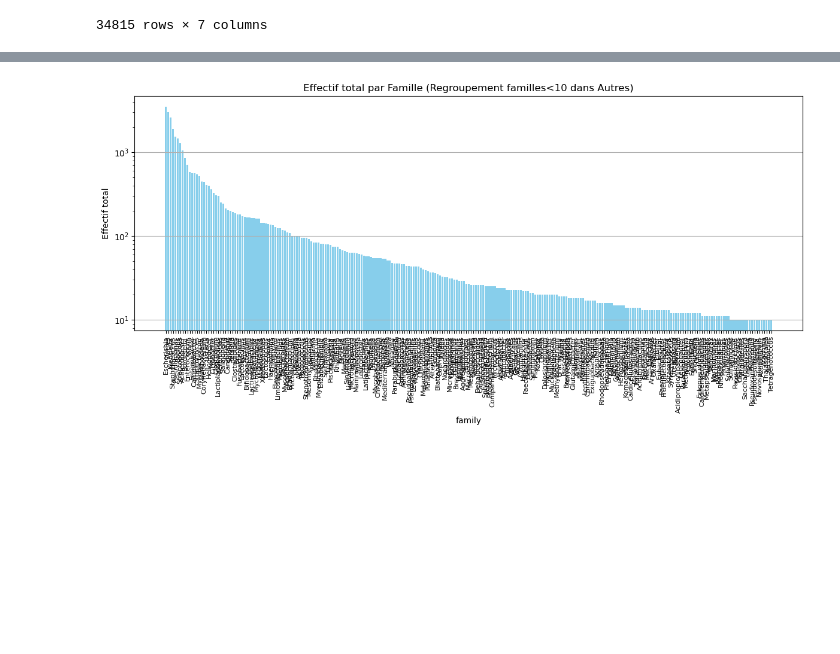
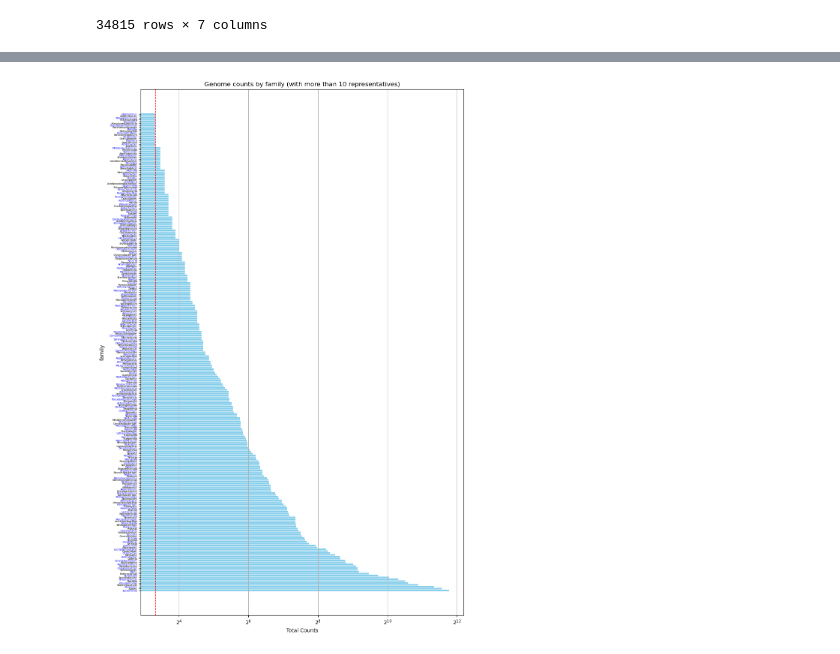
Before and after one commit to dubssieg/wisp, a Jupyter notebook: wisp_light/notebook/stat_refseq_notebook.ipynb, the cells around one changed output, grey strips where cells are left out. Saved outputs shown, nothing was run; the diff lists cells and outputs as text; code cells hidden in the pictures; blank space fills up the shorter version.

```diff
--- a/wisp_light/notebook/stat_refseq_notebook.ipynb
+++ b/wisp_light/notebook/stat_refseq_notebook.ipynb
@@ -108,22 +109,38 @@ print(count_per_family_print.to_markdown())
 # %%
+from matplotlib.ticker import LogLocator, MaxNLocator
+
 threshold = 10  # Seuil d'effectif
 counts_per_family["Family_Grouped"] = counts_per_family.apply(
     lambda row: row["family"] if row["counts"] >= threshold else "Autres", axis=1
 )
 # Calculer les effectifs par famille ou groupe "Autres"
 grouped_families = counts_per_family.groupby("Family_Grouped")["counts"].sum().reset_index()
 # Trier les familles par effectif décroissant
 grouped_families_sorted = grouped_families.sort_values(by="counts", ascending=False)
 # Création du graphique avec échelle semi-logarithmique
-plt.figure(figsize=(12, 6))
-plt.bar(grouped_families_sorted["Family_Grouped"], grouped_families_sorted["counts"], color="skyblue")
-plt.yscale('log')  # Appliquer une échelle log sur l'axe y
-plt.xticks(rotation=90, fontsize=8)  # Rotation des labels et diminution de la taille des légendes
-plt.xlabel('family')
-plt.ylabel('Effectif total')
-plt.title('Effectif total par Famille (Regroupement familles<10 dans Autres)')
+plt.figure(figsize=(10, 15))  # Format portrait
+plt.barh(grouped_families_sorted["Family_Grouped"], grouped_families_sorted["counts"], color="skyblue")
+plt.xscale('log', base=2)  # Échelle log base 2
+#plt.yticks(fontsize=5)  # Rotation des labels et diminution de la taille des légendes
+plt.yticks(fontsize=5, color='darkblue')  # Ou même en alternant les couleurs
+plt.ylabel('family')
+plt.xlabel('Total Counts')
+plt.title('Genome counts by family (with more than 10 representatives)')
+plt.grid(axis='x')
+plt.tight_layout(pad=2)  # Augmente l'espacement autour
+
+plt.gca().xaxis.set_major_locator(LogLocator(base=2.0))
+plt.gca().set_yticks(range(len(grouped_families_sorted["Family_Grouped"])))
+plt.gca().set_yticklabels(grouped_families_sorted["Family_Grouped"], fontsize=5)
+plt.axvline(x=threshold, color='red', linestyle='--', linewidth=1)
+#plt.gca().yaxis.set_major_locator(MaxNLocator(prune='both', nbins=200))  # Par exemple, max 20 labels
+for i, label in enumerate(plt.gca().get_yticklabels()):
+    color = 'blue' if i % 2 == 0 else 'black'
+    label.set_fontsize(5)
+    label.set_color(color)
 plt.tight_layout()
-plt.grid(axis='y')
+#plt.subplots_adjust(top=0.95, bottom=0.05)  # Réduit l'espace en haut et en bas
+plt.savefig('family_distrib.png', dpi=300)
 plt.show()
 # %% [output]
-[figure, old version]
+[figure, new version]
```
Also changed, not shown: parts of 3 cells of this notebook, 6 other files.
